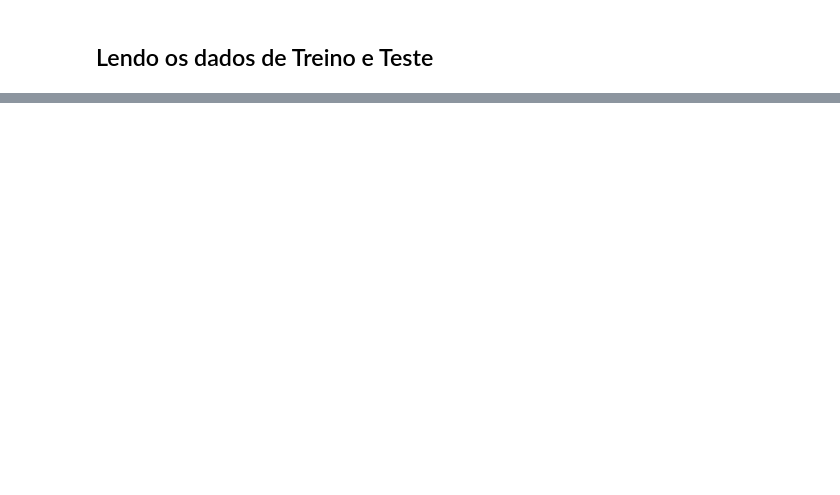
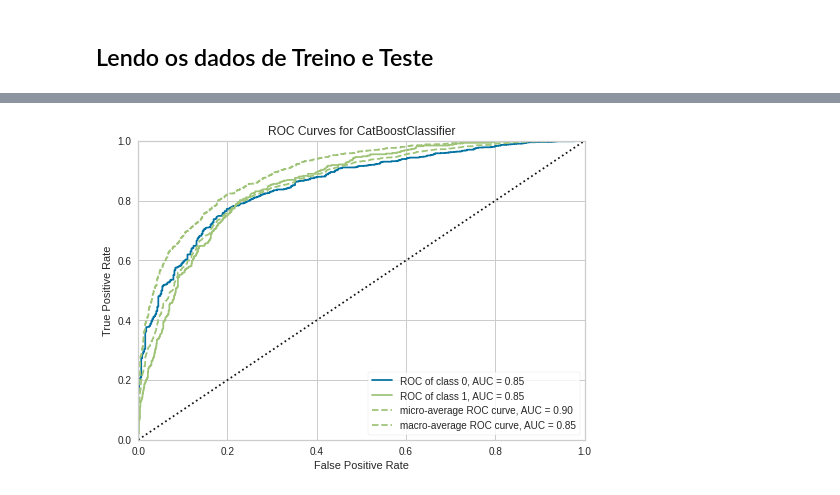
Before and after one commit to rafaelhamer/DSWP, a Jupyter notebook: Labdata_Churn_parte_2.ipynb, the cells around one changed output, grey strips where cells are left out. Cells and saved outputs as stored; diff of their text form; code cells hidden in the pictures; blank space fills up the shorter version.

```diff
--- a/Labdata_Churn_parte_2.ipynb
+++ b/Labdata_Churn_parte_2.ipynb
@@ -168,0 +128,3 @@ submission.head(10)
+# %%
+melhor_modelo = create_model('catboost')
+modelo_refinado = tune_model(melhor_modelo)
@@ -168,0 +145,4 @@ submission.head(10)
+# %%
+plot_model(modelo_refinado, plot = 'auc')
+# %% [output]
+[figure, added]
```
Also changed, not shown: parts of 45 cells of this notebook.
